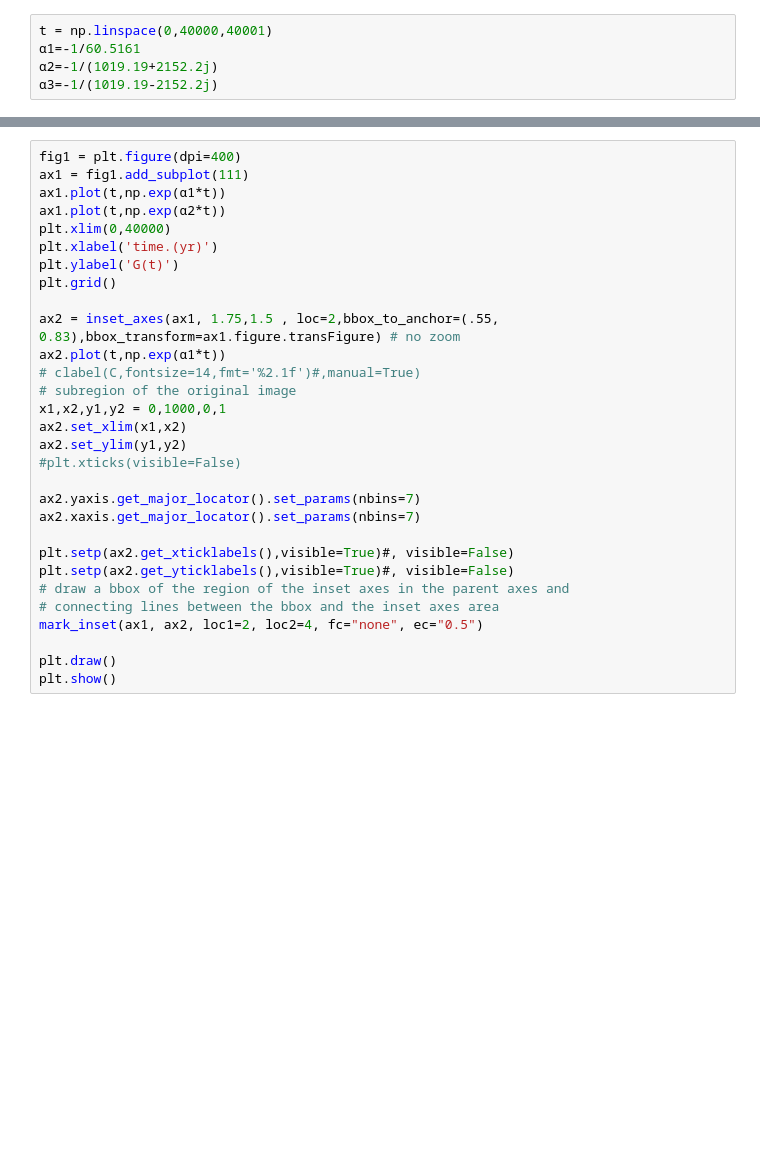
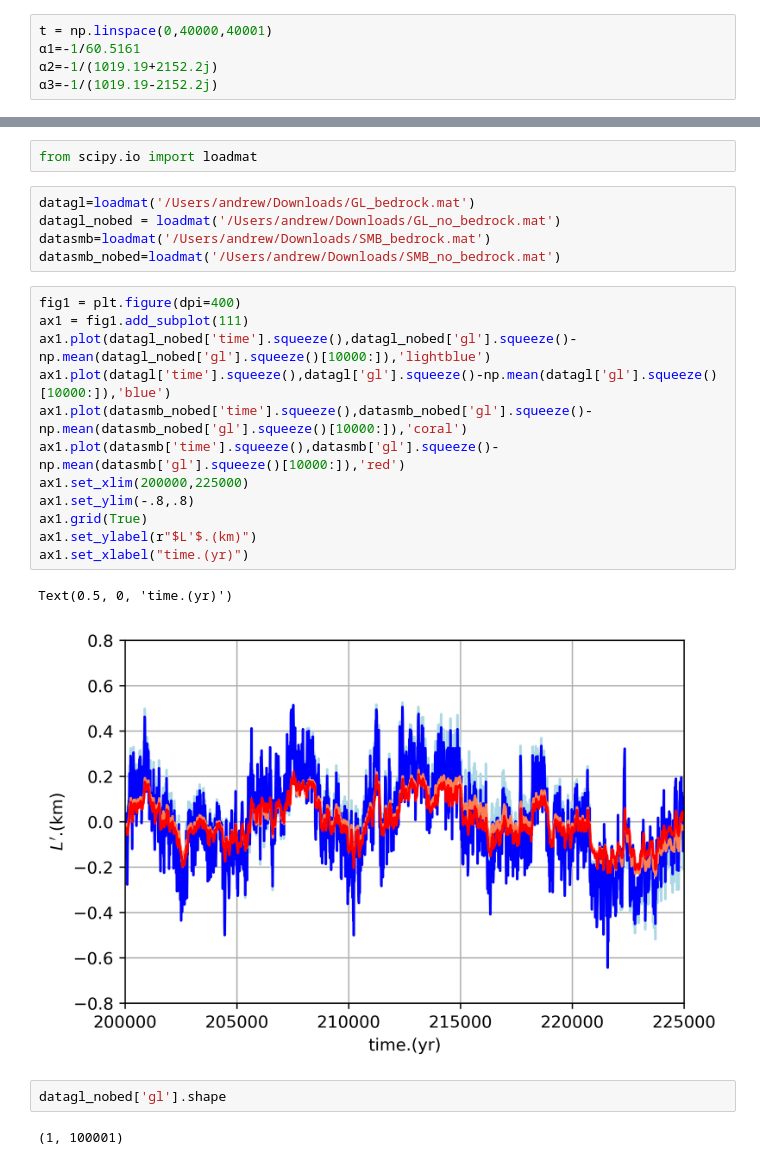
Before and after one commit to hoffmaao/gia2stage, a Jupyter notebook: plots_GIA_analytic.ipynb, the cells around one changed output, grey strips where cells are left out. Saved outputs shown, nothing was run; the diff lists cells and outputs as text; blank space fills up the shorter version.

```diff
--- a/plots_GIA_analytic.ipynb
+++ b/plots_GIA_analytic.ipynb
@@ -45,30 +46,26 @@ plt.show()
-# %%
-fig1 = plt.figure(dpi=400)
-ax1 = fig1.add_subplot(111)
-ax1.plot(t,np.exp(α1*t))
-ax1.plot(t,np.exp(α2*t))
-plt.xlim(0,40000)
-plt.xlabel('time.(yr)')
-plt.ylabel('G(t)')
-plt.grid()
-
-ax2 = inset_axes(ax1, 1.75,1.5 , loc=2,bbox_to_anchor=(.55, 0.83),bbox_transform=ax1.figure.transFigure) # no zoom
-ax2.plot(t,np.exp(α1*t))
-# clabel(C,fontsize=14,fmt='%2.1f')#,manual=True)
-# subregion of the original image
-x1,x2,y1,y2 = 0,1000,0,1
-ax2.set_xlim(x1,x2)
-ax2.set_ylim(y1,y2)
-#plt.xticks(visible=False)
-
-ax2.yaxis.get_major_locator().set_params(nbins=7)
-ax2.xaxis.get_major_locator().set_params(nbins=7)
-
-plt.setp(ax2.get_xticklabels(),visible=True)#, visible=False)
-plt.setp(ax2.get_yticklabels(),visible=True)#, visible=False)
-# draw a bbox of the region of the inset axes in the parent axes and
-# connecting lines between the bbox and the inset axes area
-mark_inset(ax1, ax2, loc1=2, loc2=4, fc="none", ec="0.5")
-
-plt.draw()
-plt.show()
+# %%
+from scipy.io import loadmat
+# %%
+datagl=loadmat('/Users/andrew/Downloads/GL_bedrock.mat')
+datagl_nobed = loadmat('/Users/andrew/Downloads/GL_no_bedrock.mat')
+datasmb=loadmat('/Users/andrew/Downloads/SMB_bedrock.mat')
+datasmb_nobed=loadmat('/Users/andrew/Downloads/SMB_no_bedrock.mat')
+# %%
+fig1 = plt.figure(dpi=400)
+ax1 = fig1.add_subplot(111)
+ax1.plot(datagl_nobed['time'].squeeze(),datagl_nobed['gl'].squeeze()-np.mean(datagl_nobed['gl'].squeeze()[10000:]),'lightblue')
+ax1.plot(datagl['time'].squeeze(),datagl['gl'].squeeze()-np.mean(datagl['gl'].squeeze()[10000:]),'blue')
+ax1.plot(datasmb_nobed['time'].squeeze(),datasmb_nobed['gl'].squeeze()-np.mean(datasmb_nobed['gl'].squeeze()[10000:]),'coral')
+ax1.plot(datasmb['time'].squeeze(),datasmb['gl'].squeeze()-np.mean(datasmb['gl'].squeeze()[10000:]),'red')
+ax1.set_xlim(200000,225000)
+ax1.set_ylim(-.8,.8)
+ax1.grid(True)
+ax1.set_ylabel(r"$L'$.(km)")
+ax1.set_xlabel("time.(yr)")
+# %% [output]
+Text(0.5, 0, 'time.(yr)')
+[figure, added]
+# %%
+datagl_nobed['gl'].shape
+# %% [output]
+(1, 100001)
```
Also changed, not shown: parts of 4 cells of this notebook, 10 other files.
